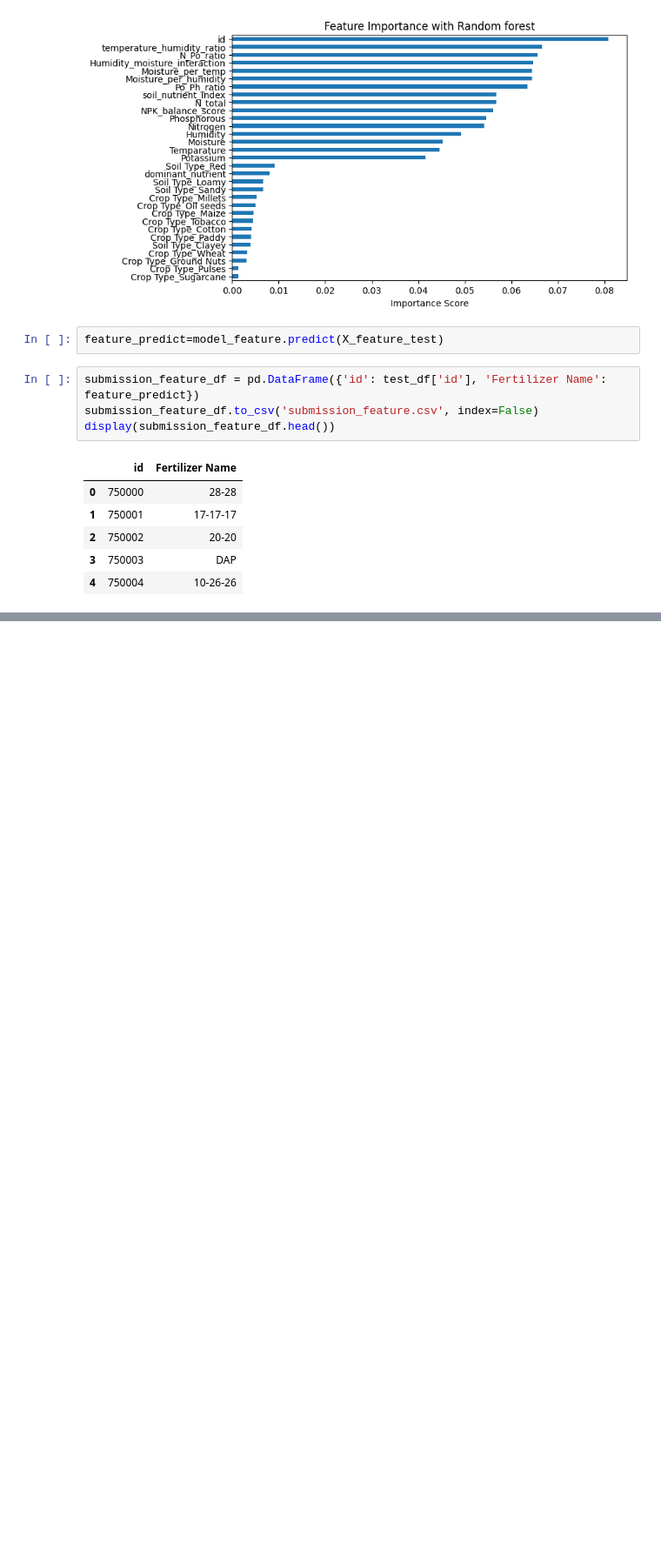
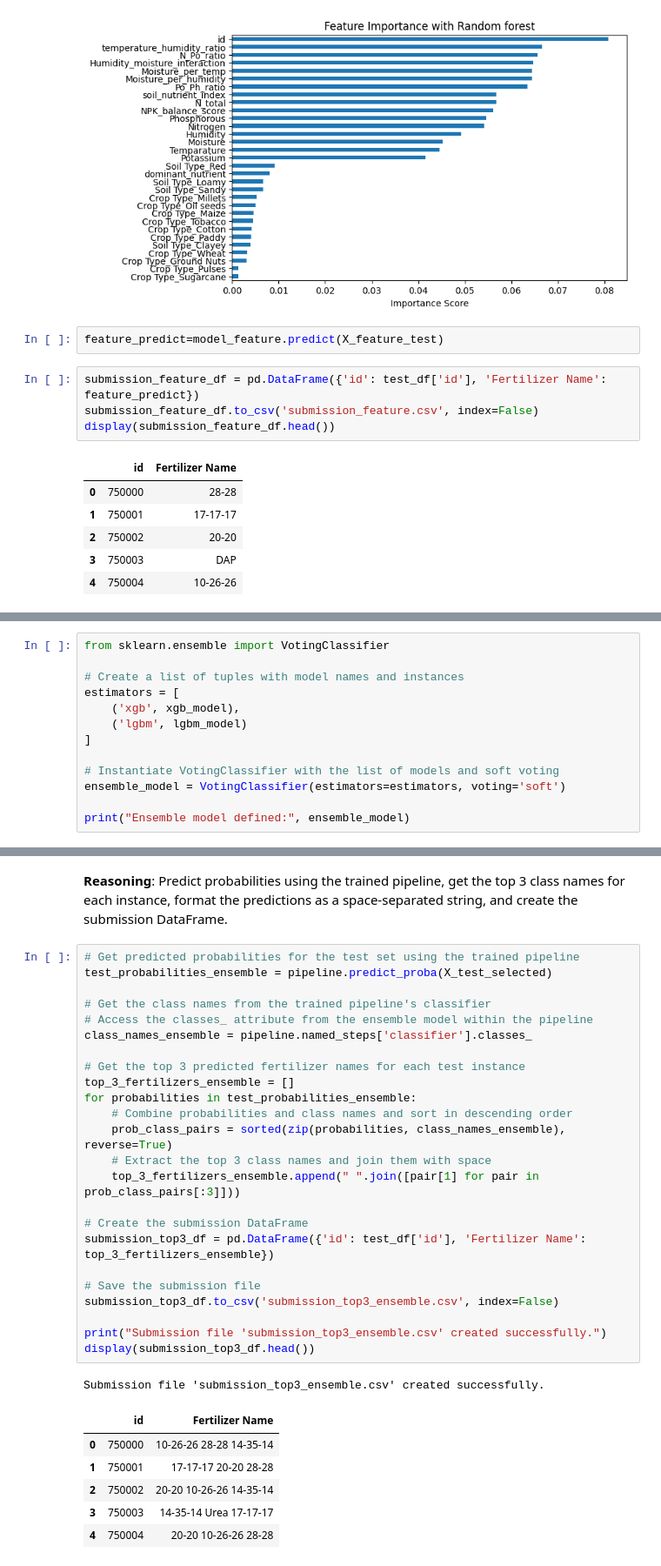
Before and after one commit to Abu-Taher01/Predicting-Optimal-Fertilizers, a Jupyter notebook: Predicting Optimal Fertilizers.ipynb, the cells around one changed output, grey strips where cells are left out. Shown: that part at 87% size. Cells and saved outputs as stored; diff of their text form; blank space fills up the shorter version.

```diff
--- a/Predicting Optimal Fertilizers.ipynb
+++ b/Predicting Optimal Fertilizers.ipynb
@@ -568,0 +677,13 @@ display(submission_feature_df.head())
+# %%
+from sklearn.ensemble import VotingClassifier
+
+# Create a list of tuples with model names and instances
+estimators = [
+    ('xgb', xgb_model),
+    ('lgbm', lgbm_model)
+]
+
+# Instantiate VotingClassifier with the list of models and soft voting
+ensemble_model = VotingClassifier(estimators=estimators, voting='soft')
+
+print("Ensemble model defined:", ensemble_model)
@@ -568,0 +835,35 @@ display(submission_feature_df.head())
+# %% [markdown]
+**Reasoning**:
+Predict probabilities using the trained pipeline, get the top 3 class names for each instance, format the predictions as a space-separated string, and create the submission DataFrame.
+# %%
+# Get predicted probabilities for the test set using the trained pipeline
+test_probabilities_ensemble = pipeline.predict_proba(X_test_selected)
+
+# Get the class names from the trained pipeline's classifier
+# Access the classes_ attribute from the ensemble model within the pipeline
+class_names_ensemble = pipeline.named_steps['classifier'].classes_
+
+# Get the top 3 predicted fertilizer names for each test instance
+top_3_fertilizers_ensemble = []
+for probabilities in test_probabilities_ensemble:
+    # Combine probabilities and class names and sort in descending order
+    prob_class_pairs = sorted(zip(probabilities, class_names_ensemble), reverse=True)
+    # Extract the top 3 class names and join them with space
+    top_3_fertilizers_ensemble.append(" ".join([pair[1] for pair in prob_class_pairs[:3]]))
+
+# Create the submission DataFrame
+submission_top3_df = pd.DataFrame({'id': test_df['id'], 'Fertilizer Name': top_3_fertilizers_ensemble})
+
+# Save the submission file
+submission_top3_df.to_csv('submission_top3_ensemble.csv', index=False)
+
+print("Submission file 'submission_top3_ensemble.csv' created successfully.")
+display(submission_top3_df.head())
+# %% [output]
+Submission file 'submission_top3_ensemble.csv' created successfully.
+|  | id | Fertilizer Name |
+| 0 | 750000 | 10-26-26 28-28 14-35-14 |
+| 1 | 750001 | 17-17-17 20-20 28-28 |
+| 2 | 750002 | 20-20 10-26-26 14-35-14 |
+| 3 | 750003 | 14-35-14 Urea 17-17-17 |
+| 4 | 750004 | 20-20 10-26-26 28-28 |
```
Also changed, not shown: parts of 28 cells of this notebook.
